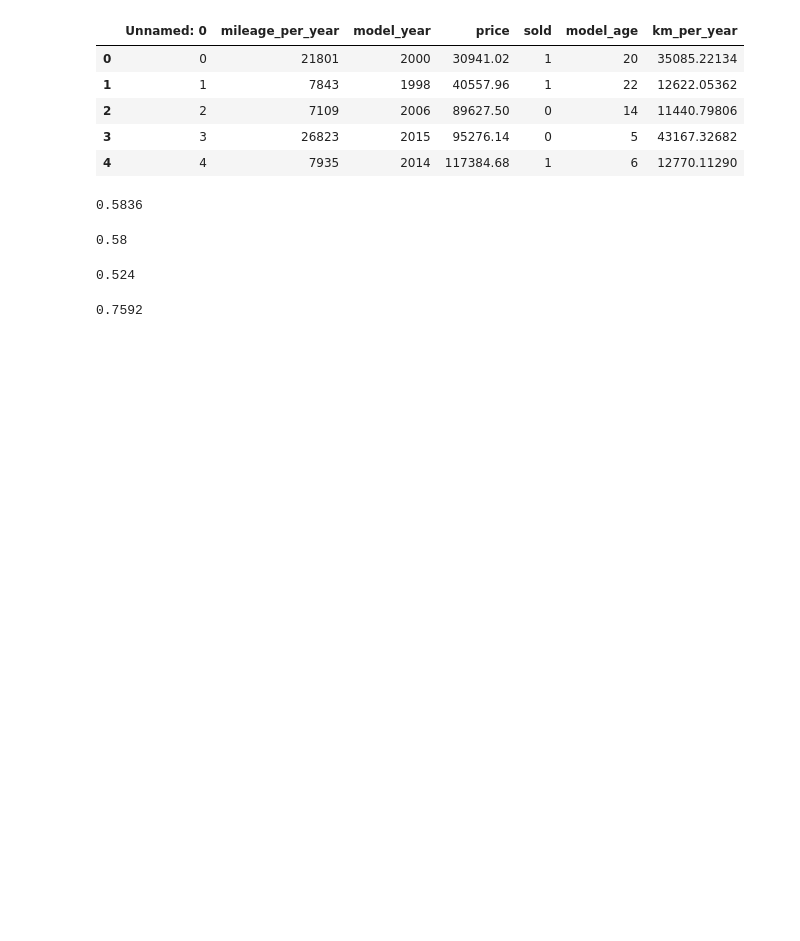
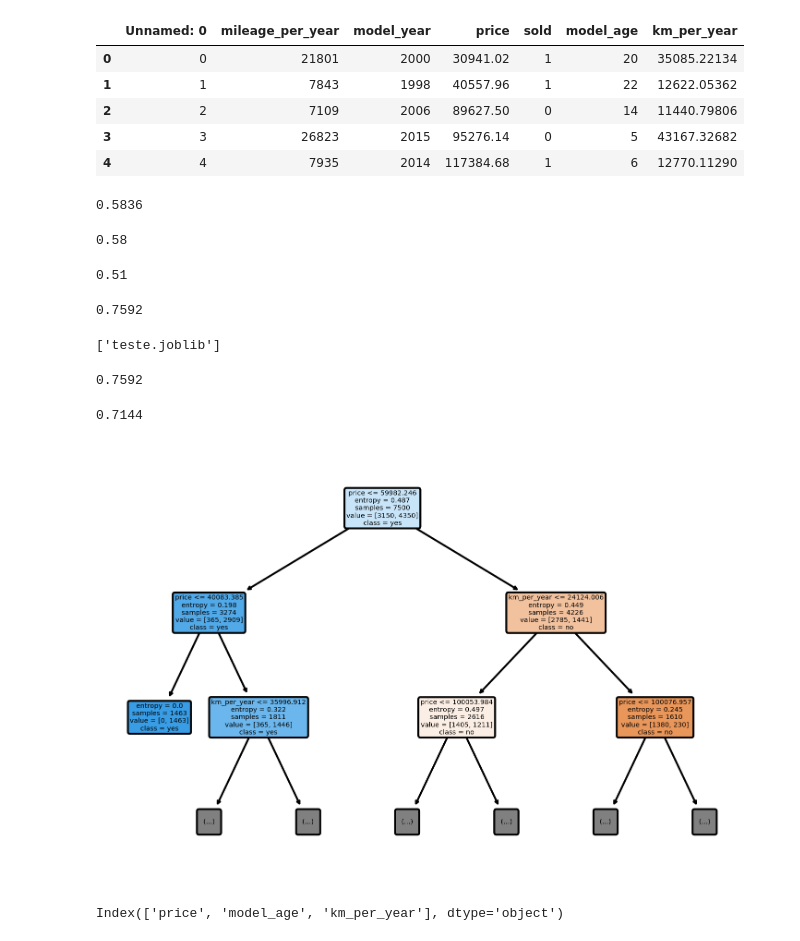
Before and after one commit to lucheol/in243-t194, a Jupyter notebook: 3. Car price.ipynb, the cells around one changed output. Saved outputs shown, nothing was run; the diff lists cells and outputs as text; code cells hidden in the pictures; blank space fills up the shorter version.

```diff
--- a/3. Car price.ipynb
+++ b/3. Car price.ipynb
@@ -71,7 +71,7 @@ accuracy_score(test_y, predicts)
 from sklearn.dummy import DummyClassifier
 import pandas as pd
 
-df = pd.read_csv('car-prices.csv')
+df = pd.read_csv('https://raw.githubusercontent.com/lucheol/in243-t194/master/car-prices.csv')
 
 sold_swap = {
     'yes': 1,
@@ -93,7 +93,7 @@ baseline = DummyClassifier()
 baseline.fit(train_x, train_y)
 baseline.score(test_x, test_y)
 # %% [output]
-0.524
+0.51
 # %%
 #Seu nome completo
 
@@ -116,3 +116,42 @@ predicts = model.predict(test_x)
 accuracy_score(test_y, predicts)
 # %% [output]
 0.7592
+# %%
+from joblib import dump, load
+dump(model, 'teste.joblib')
+# %% [output]
+['teste.joblib']
+# %%
+loaded_model = load('teste.joblib')
+predicts = loaded_model.predict(test_x)
+accuracy_score(test_y, predicts)
+# %% [output]
+0.7592
+# %%
+# decision tree
+# é melhor para valores que são "discrepantes"...
+
+from sklearn.model_selection import train_test_split
+from sklearn.tree import DecisionTreeClassifier
+
+train_x, test_x, train_y, test_y = train_test_split(x, y, test_size=0.25, stratify=y)
+
+model = DecisionTreeClassifier()
+model.fit(train_x, train_y)
+predicts = model.predict(test_x)
+accuracy_score(test_y, predicts)
+# %% [output]
+0.7144
+# %%
+from sklearn.tree import plot_tree
+import matplotlib.pyplot as plt
+
+plt.figure(dpi=300)
+plot_tree(model, max_depth=2, filled=True, rounded=True, feature_names=x.columns, class_names=['no', 'yes'])
+plt.show()
+# %% [output]
+[figure, added]
+# %%
+x.columns
+# %% [output]
+Index(['price', 'model_age', 'km_per_year'], dtype='object')
```
Also changed, not shown: 1 other file.
